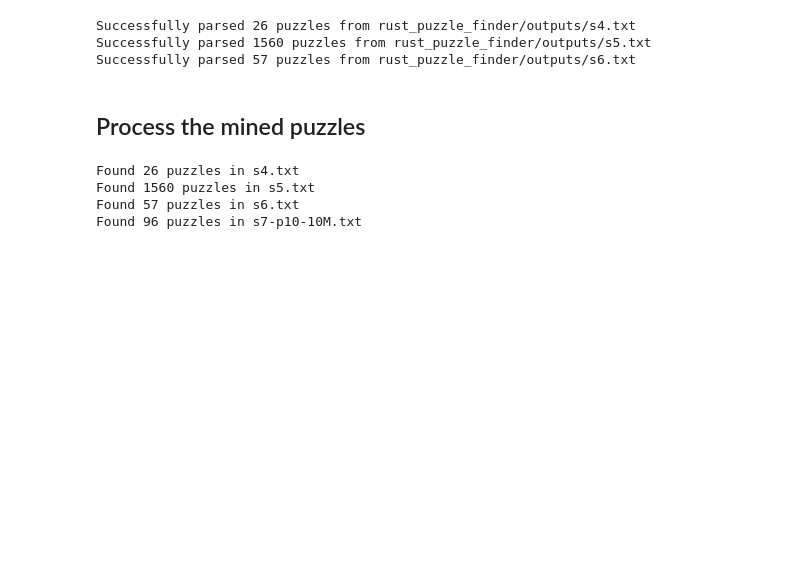
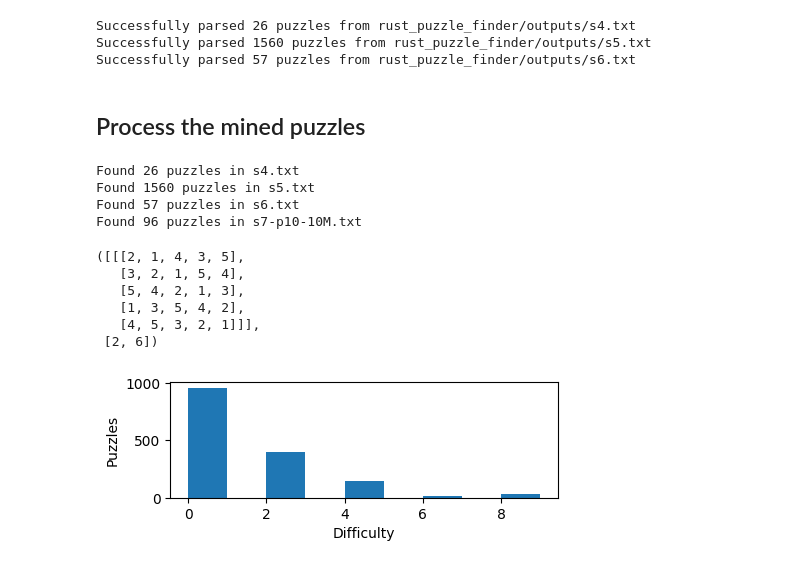
Before and after one commit to Zulko/sudodle, a Jupyter notebook: study/simulation_results.ipynb, the cells around one changed output. Drawn from its saved outputs; the diff is of its cells as text; code cells hidden in the pictures; blank space fills up the shorter version.

```diff
--- a/study/simulation_results.ipynb
+++ b/study/simulation_results.ipynb
@@ -129,15 +131,64 @@ Found 1560 puzzles in s5.txt
 Found 57 puzzles in s6.txt
 Found 96 puzzles in s7-p10-10M.txt
 # %%
-from sudodle_simulation import complete_latin_square_backtrack_all_solutions
+from sudodle_simulation import (
+    complete_latin_square_backtrack_all_solutions,
+    cyclic_latin_square,
+    parse_puzzles_from_txt,
+)
+
+cyclic_square = cyclic_latin_square(5)
 
 known_values = {(0, 4): 5, (1, 3): 5, (2, 1): 4, (2, 3): 1}
 known_wrong_values = {
-    (i, j): cyclic_square[i][j]
+    (i, j): [cyclic_square[i][j]]
     for i in range(5)
     for j in range(5)
     if (i, j) not in known_values
 }
 complete_latin_square_backtrack_all_solutions(
-    size=5, known_values=known_values, known_wrong_values=known_wrong_values
+    size=5,
+    known_values=known_values,
+    known_wrong_values=known_wrong_values,
+    max_solutions=10,
 )
+# %% [output]
+([[[2, 1, 4, 3, 5],
+   [3, 2, 1, 5, 4],
+   [5, 4, 2, 1, 3],
+   [1, 3, 5, 4, 2],
+   [4, 5, 3, 2, 1]]],
+ [2, 6])
+# %%
+from sudodle_simulation import parse_puzzles_from_txt
+import matplotlib.pyplot as plt
+
+
+def score_puzzle_difficulty(puzzle, grid_size):
+    cyclic_square = cyclic_latin_square(grid_size)
+    known_values = {(i, j): cyclic_square[i][j] for i, j in puzzle}
+    known_wrong_values = {
+        (i, j): [cyclic_square[i][j]]
+        for i in range(grid_size)
+        for j in range(grid_size)
+    }
+    solutions, branches = complete_latin_square_backtrack_all_solutions(
+        size=grid_size,
+        known_values=known_values,
+        known_wrong_values=known_wrong_values,
+        max_solutions=2,
+    )
+    assert len(solutions) == 1, f"Found {len(solutions)} solutions for {puzzle}"
+    return sum(branches[:-1], 0)
+
+
+puzzles = parse_puzzles_from_txt("rust_puzzle_finder/outputs/s5.txt")
+difficulties = [score_puzzle_difficulty(puzzle, 5) for puzzle in puzzles]
+
+fig, ax = plt.subplots(1, figsize=(5, 1.5))
+ax.hist(difficulties, bins=range(max(difficulties)))
+ax.set_xlabel("Difficulty")
+ax.set_ylabel("Puzzles")
+fig.savefig("outputs/5x5_difficulties.jpeg", bbox_inches="tight")
+# %% [output]
+[figure, added]
```
Also changed, not shown: parts of 10 cells of this notebook, 4 other files.
